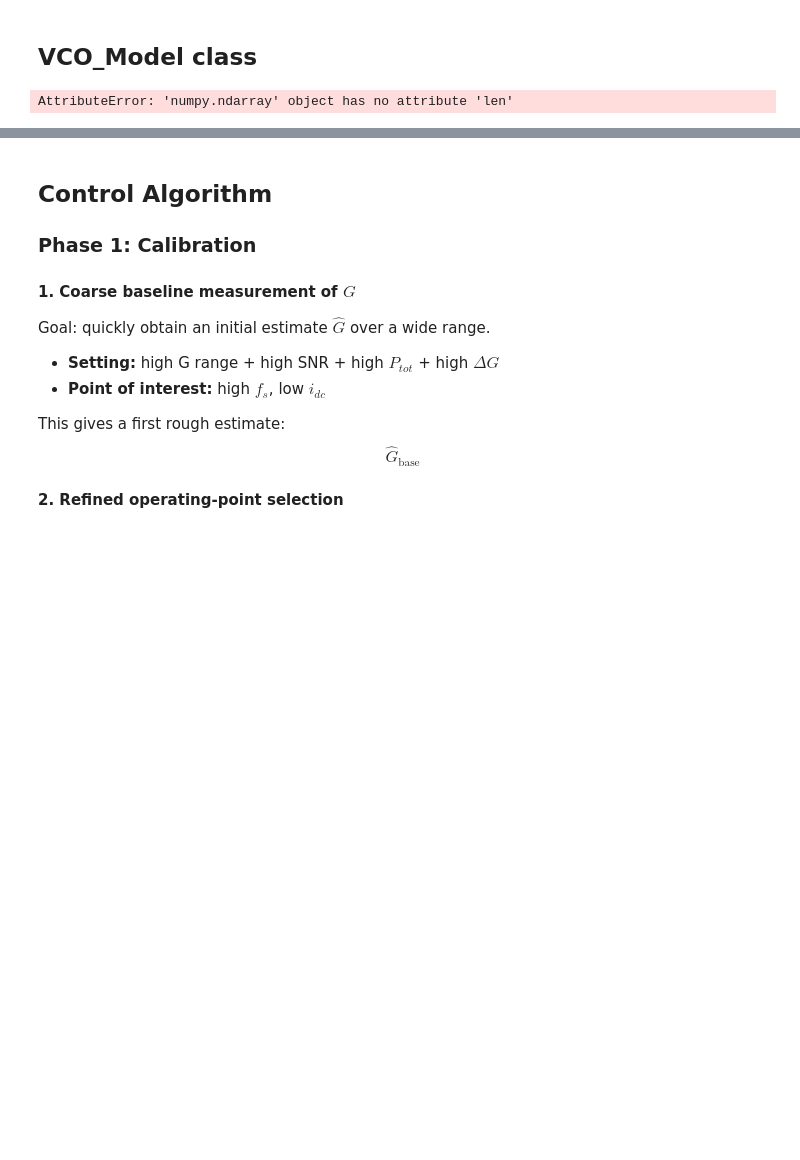
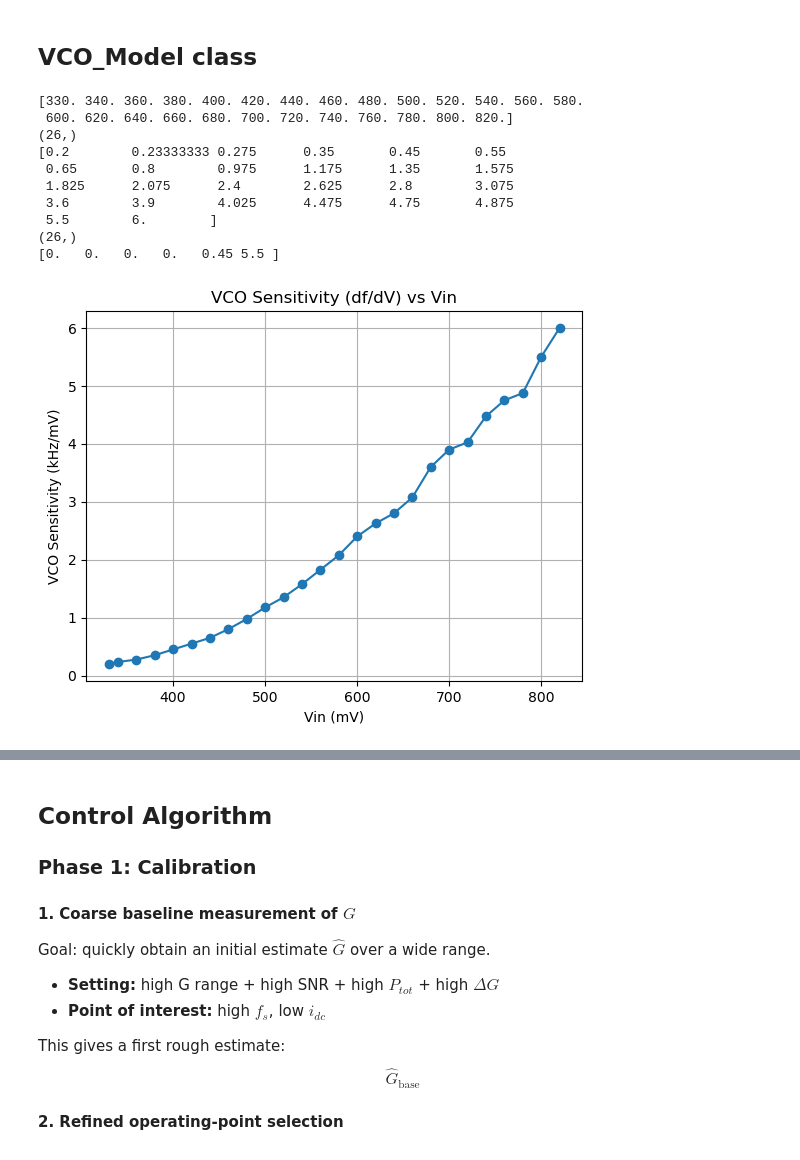
Before and after one commit to ismailessaidi11/HEEPidermis, a Jupyter notebook: scripts/plotter/main.ipynb, the cells around one changed output, grey strips where cells are left out. Cells and saved outputs as stored; diff of their text form; code cells hidden in the pictures; blank space fills up the shorter version.

```diff
--- a/scripts/plotter/main.ipynb
+++ b/scripts/plotter/main.ipynb
@@ -208,9 +208,29 @@ warnings.filterwarnings('ignore')
 # instantiate the model with our data
 VCO_model = VCOADCModel()
 # %%
-print(np.shape(VCO_model.df_dv_lut))
+print(VCO_model.vin_active_mV)
+print(VCO_model.vin_active_mV.shape)
+print(VCO_model.df_dv_lut_kHz_per_mV)
+print(VCO_model.df_dv_lut_kHz_per_mV.shape)
 print(VCO_model.kvco_kHz_per_mV([0, 100, 200, 300, 400, 800]))
+
+plt.plot(VCO_model.vin_active_mV, VCO_model.df_dv_lut_kHz_per_mV, marker='o')
+plt.title('VCO Sensitivity (df/dV) vs Vin')
+plt.xlabel('Vin (mV)')
+plt.ylabel('VCO Sensitivity (kHz/mV)')
+plt.grid()
+plt.show()
 # %% [output]
-AttributeError: 'numpy.ndarray' object has no attribute 'len'
+[330. 340. 360. 380. 400. 420. 440. 460. 480. 500. 520. 540. 560. 580.
+ 600. 620. 640. 660. 680. 700. 720. 740. 760. 780. 800. 820.]
+(26,)
+[0.2        0.23333333 0.275      0.35       0.45       0.55
+ 0.65       0.8        0.975      1.175      1.35       1.575
+ 1.825      2.075      2.4        2.625      2.8        3.075
+ 3.6        3.9        4.025      4.475      4.75       4.875
+ 5.5        6.        ]
+(26,)
+[0.   0.   0.   0.   0.45 5.5 ]
+[figure, added]
 # %%
 PoI_plotter(VCO_model, variance=3)
```
Also changed, not shown: parts of 1 cell of this notebook, 4 other files.
